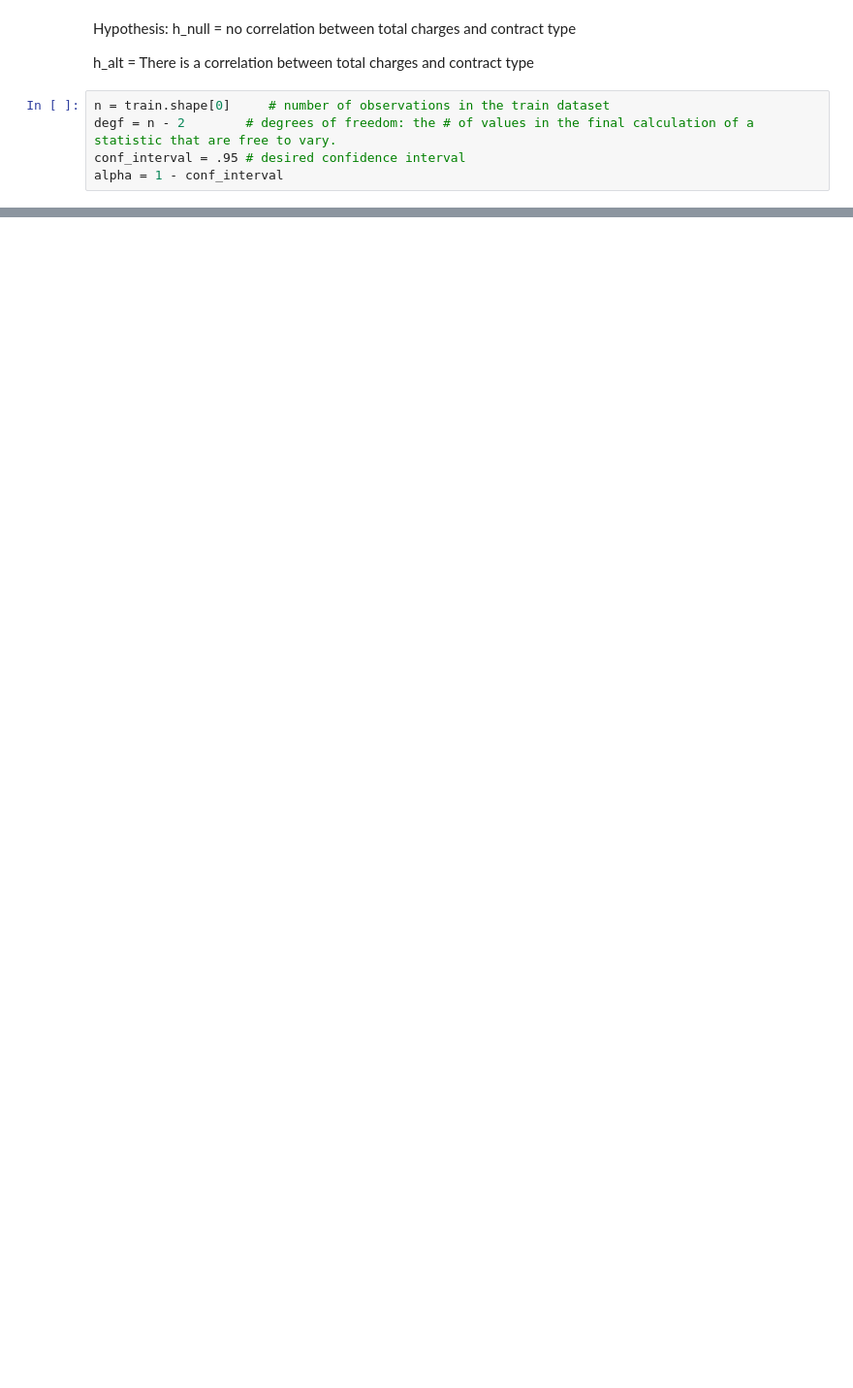
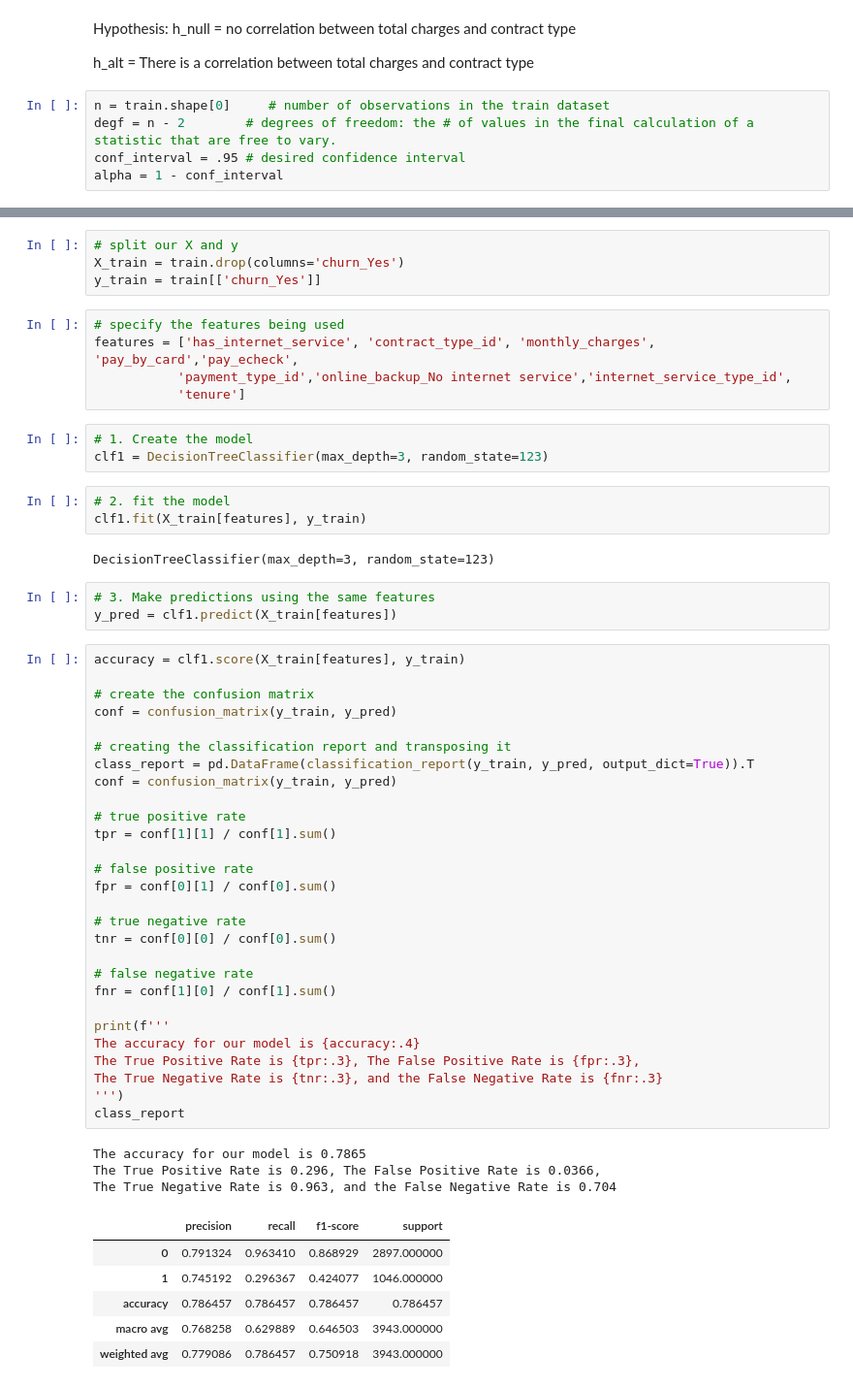
Before and after one commit to mariamnaqvi/predicting_customer_churn, a Jupyter notebook: final_report_telco.ipynb, the cells around one changed output, grey strips where cells are left out. Shown at 97% size. Cells and saved outputs as stored; diff of their text form; blank space fills up the shorter version.

Commit message:
add models

```diff
--- a/final_report_telco.ipynb
+++ b/final_report_telco.ipynb
@@ -351,0 +260,58 @@ train.corr()
+# %%
+# split our X and y
+X_train = train.drop(columns='churn_Yes')
+y_train = train[['churn_Yes']]
+# %%
+# specify the features being used
+features = ['has_internet_service', 'contract_type_id', 'monthly_charges', 'pay_by_card','pay_echeck',
+           'payment_type_id','online_backup_No internet service','internet_service_type_id',
+           'tenure']
+# %%
+# 1. Create the model
+clf1 = DecisionTreeClassifier(max_depth=3, random_state=123)
+# %%
+# 2. fit the model
+clf1.fit(X_train[features], y_train)
+# %% [output]
+DecisionTreeClassifier(max_depth=3, random_state=123)
+# %%
+# 3. Make predictions using the same features
+y_pred = clf1.predict(X_train[features])
+# %%
+accuracy = clf1.score(X_train[features], y_train)
+
+# create the confusion matrix
+conf = confusion_matrix(y_train, y_pred)
+
+# creating the classification report and transposing it
+class_report = pd.DataFrame(classification_report(y_train, y_pred, output_dict=True)).T
+conf = confusion_matrix(y_train, y_pred)
+
+# true positive rate
+tpr = conf[1][1] / conf[1].sum()
+
+# false positive rate
+fpr = conf[0][1] / conf[0].sum()
+
+# true negative rate
+tnr = conf[0][0] / conf[0].sum()
+
+# false negative rate
+fnr = conf[1][0] / conf[1].sum()
+
+print(f'''
+The accuracy for our model is {accuracy:.4}
+The True Positive Rate is {tpr:.3}, The False Positive Rate is {fpr:.3},
+The True Negative Rate is {tnr:.3}, and the False Negative Rate is {fnr:.3}
+''')
+class_report
+# %% [output]
+The accuracy for our model is 0.7865
+The True Positive Rate is 0.296, The False Positive Rate is 0.0366,
+The True Negative Rate is 0.963, and the False Negative Rate is 0.704
+|  | precision | recall | f1-score | support |
+| 0 | 0.791324 | 0.963410 | 0.868929 | 2897.000000 |
+| 1 | 0.745192 | 0.296367 | 0.424077 | 1046.000000 |
+| accuracy | 0.786457 | 0.786457 | 0.786457 | 0.786457 |
+| macro avg | 0.768258 | 0.629889 | 0.646503 | 3943.000000 |
+| weighted avg | 0.779086 | 0.786457 | 0.750918 | 3943.000000 |
```
Also changed, not shown: parts of 38 cells of this notebook.
